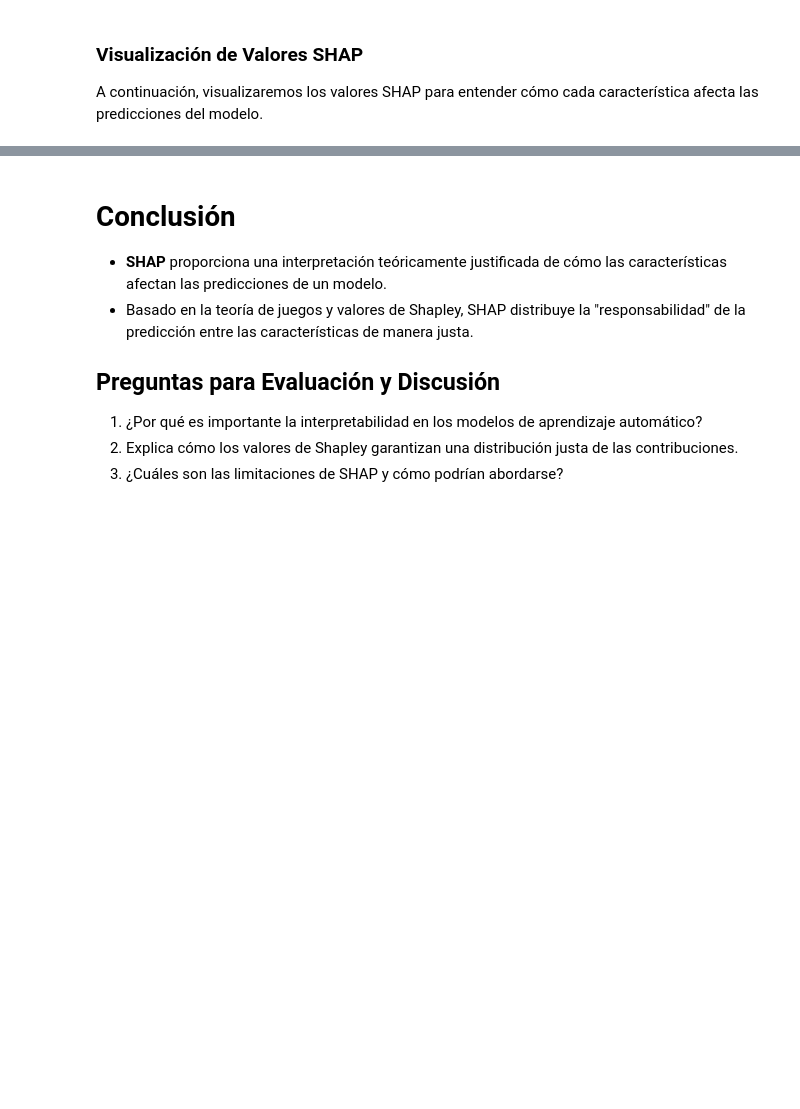
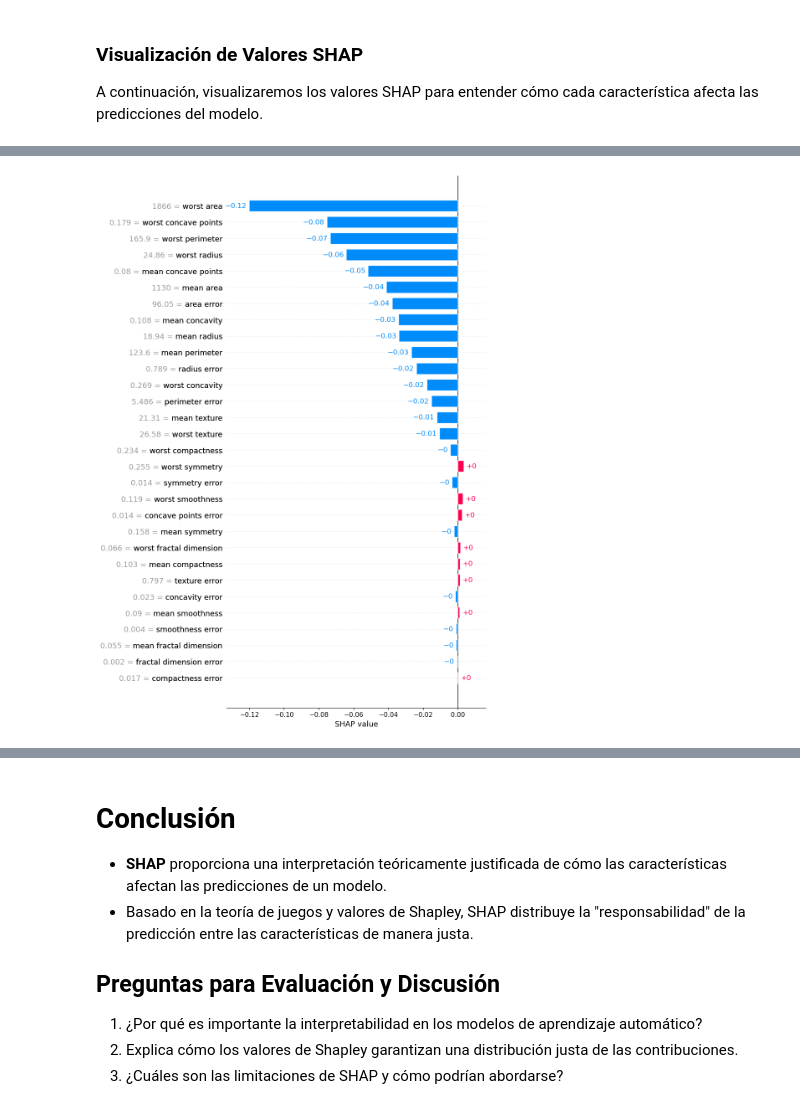
Before and after one commit to eanizainea/mlean2024_proyecto1, a Jupyter notebook: Código/Fundamentos_Matematicos_de_SHAP.ipynb, the cells around one changed output, grey strips where cells are left out. Cells and saved outputs as stored; diff of their text form; code cells hidden in the pictures; blank space fills up the shorter version.

```diff
--- a/Código/Fundamentos_Matematicos_de_SHAP.ipynb
+++ b/Código/Fundamentos_Matematicos_de_SHAP.ipynb
@@ -121,0 +166,4 @@ shap.dependence_plot('mean radius', shap_values[1], X_test)
+# %%
+shap.plots.bar(shap_values[1,:,1],max_display=100)
+# %% [output]
+[figure, added]
```
Also changed, not shown: parts of 9 cells of this notebook.
